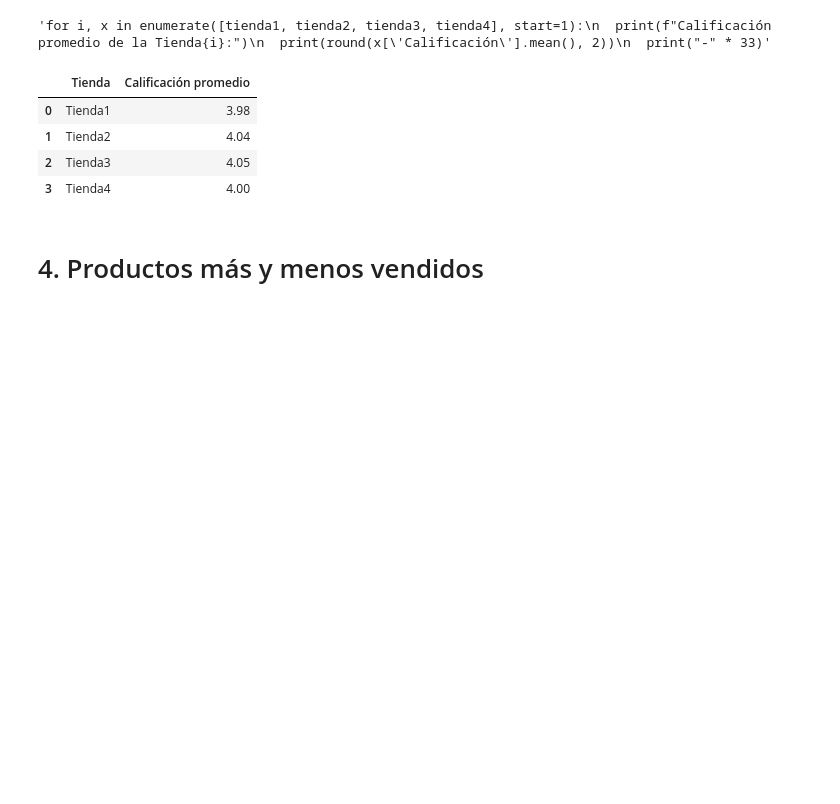
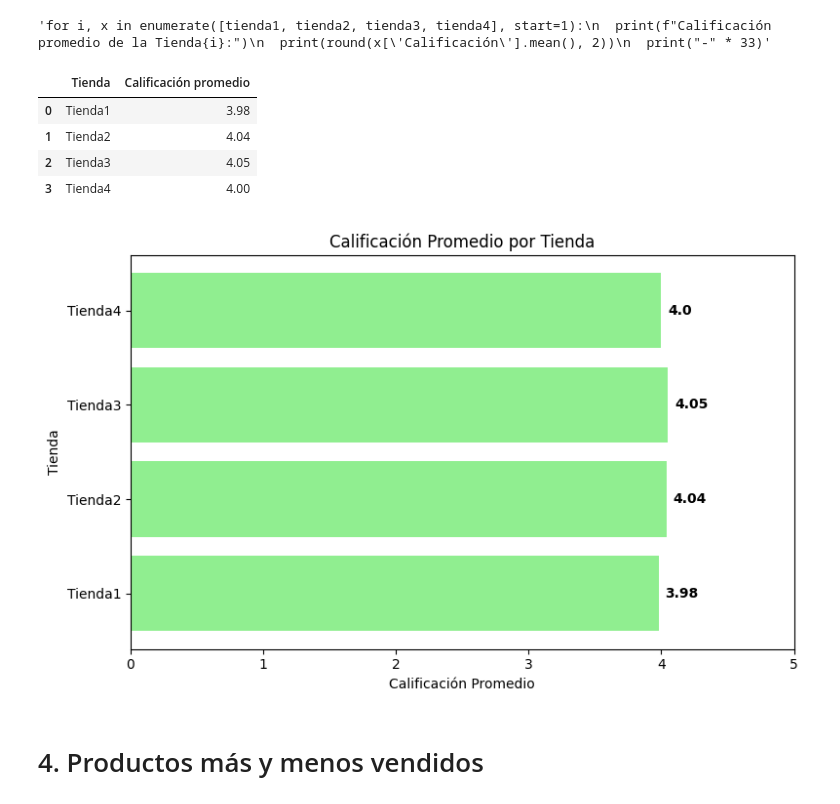
Before and after one commit to yaramirezte/Python-para-Data-Science-Challenge-AluraStore, a Jupyter notebook: AluraStoreLatam.ipynb, the cells around one changed output. Saved outputs shown, nothing was run; the diff lists cells and outputs as text; code cells hidden in the pictures; blank space fills up the shorter version.

```diff
--- a/AluraStoreLatam.ipynb
+++ b/AluraStoreLatam.ipynb
@@ -536,6 +454,19 @@ promedios
 | 1 | Tienda2 | 4.04 |
 | 2 | Tienda3 | 4.05 |
 | 3 | Tienda4 | 4.00 |
+# %%
+plt.figure(figsize=(8,5))
+plt.barh(promedios['Tienda'], promedios['Calificación promedio'], color='lightgreen')
+plt.xlabel('Calificación Promedio')
+plt.ylabel('Tienda')
+plt.xlim(0,5)
+for i, v in enumerate(promedios['Calificación promedio']):
+  plt.text(v + 0.05, i, str(v), va='center', fontweight='bold')
+plt.title('Calificación Promedio por Tienda')
+plt.tight_layout()
+plt.show()
+# %% [output]
+[figure, added]
 # %% [markdown]
 # 4. Productos más y menos vendidos
 # %%
```
Also changed, not shown: parts of 46 cells of this notebook.
